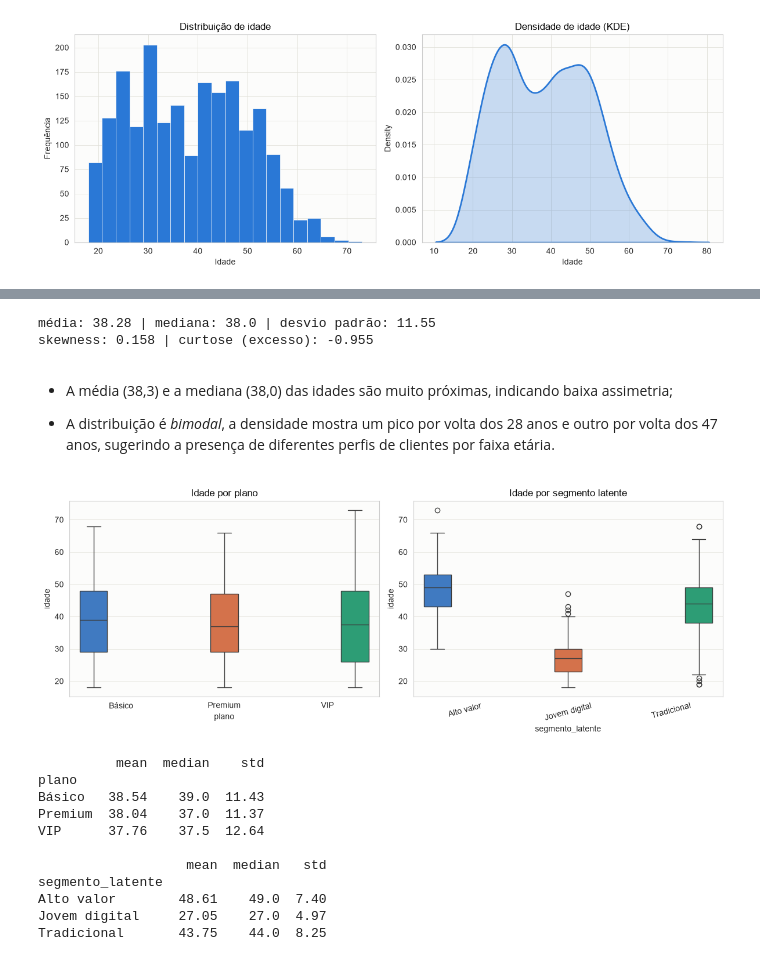
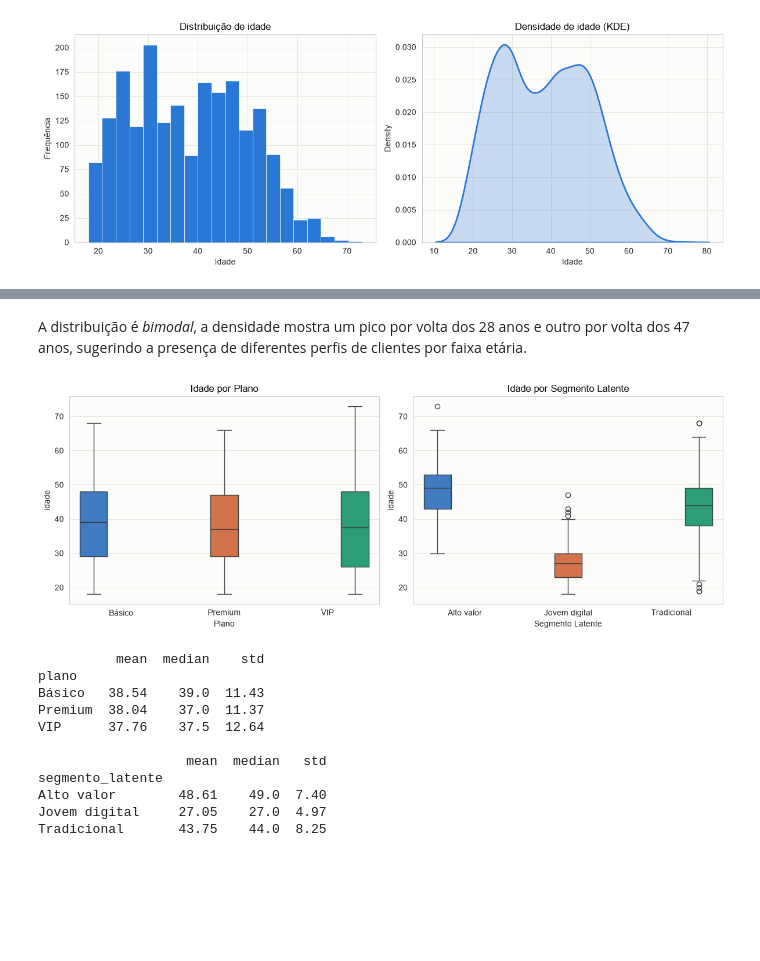
Before and after one commit to maricmello/squad-data-science, a Jupyter notebook: Case 1/EDA.ipynb, the cells around one changed output, grey strips where cells are left out. Drawn from its saved outputs; the diff is of its cells as text; code cells hidden in the pictures; blank space fills up the shorter version.

```diff
--- a/Case 1/EDA.ipynb
+++ b/Case 1/EDA.ipynb
@@ -275,33 +216,43 @@ plt.show()
-# %%
-print("média:", df['idade'].mean().round(2), "| mediana:", df['idade'].median(),
-      "| desvio padrão:", df['idade'].std().round(2))
-print("skewness:", round(stats.skew(df['idade']), 3), "| curtose (excesso):", round(stats.kurtosis(df['idade']), 3))
-# %% [output]
-média: 38.28 | mediana: 38.0 | desvio padrão: 11.55
-skewness: 0.158 | curtose (excesso): -0.955
-# %% [markdown]
-* A média (38,3) e a mediana (38,0) das idades são muito próximas, indicando baixa assimetria;
-
-* A distribuição é *bimodal*, a densidade mostra um pico por volta dos 28 anos e outro por volta dos 47 anos, sugerindo a presença de diferentes perfis de clientes por faixa etária.
+# %% [markdown]
+A distribuição é *bimodal*, a densidade mostra um pico por volta dos 28 anos e outro por volta dos 47 anos, sugerindo a presença de diferentes perfis de clientes por faixa etária.
 # %%
-plano_order = sorted(df['plano'].unique())
 seg_order = sorted(df['segmento_latente'].unique())
 
 fig, axes = plt.subplots(1, 2, figsize=(12, 4.5))
 
-sns.boxplot(data=df, x='plano', y='idade', order=plano_order, ax=axes[0],
-            hue='plano', palette=CAT_ORDER[:len(plano_order)], legend=False)
-axes[0].set_title('Idade por plano')
+sns.boxplot(
+    data=df,
+    x='plano',
+    y='idade',
+    order=plano_order,
+    ax=axes[0],
+    hue='plano',
+    palette=CAT_ORDER[:len(plano_order)],
+    legend=False
+)
 
-sns.boxplot(data=df, x='segmento_latente', y='idade', order=seg_order, ax=axes[1],
-            hue='segmento_latente', palette=CAT_ORDER[:len(seg_order)], legend=False)
-axes[1].set_title('Idade por segmento latente')
-axes[1].tick_params(axis='x', rotation=15)
+axes[0].set_title('Idade por Plano')
+axes[0].set_xlabel('Plano')
+
+sns.boxplot(
+    data=df,
+    x='segmento_latente',
+    y='idade',
+    order=seg_order,
+    ax=axes[1],
+    hue='segmento_latente',
+    palette=CAT_ORDER[:len(seg_order)],
+    legend=False
+)
+
+axes[1].set_title('Idade por Segmento Latente')
+axes[1].set_xlabel('Segmento Latente')
+axes[1].tick_params(axis='x', rotation=0)
 
 plt.tight_layout()
 plt.show()
 # %% [output]
-[figure, old version]
+[figure, new version]
 # %%
 print(df.groupby('plano')['idade'].agg(['mean','median','std']).round(2))
 print()
```
Also changed, not shown: parts of 19 cells of this notebook.
